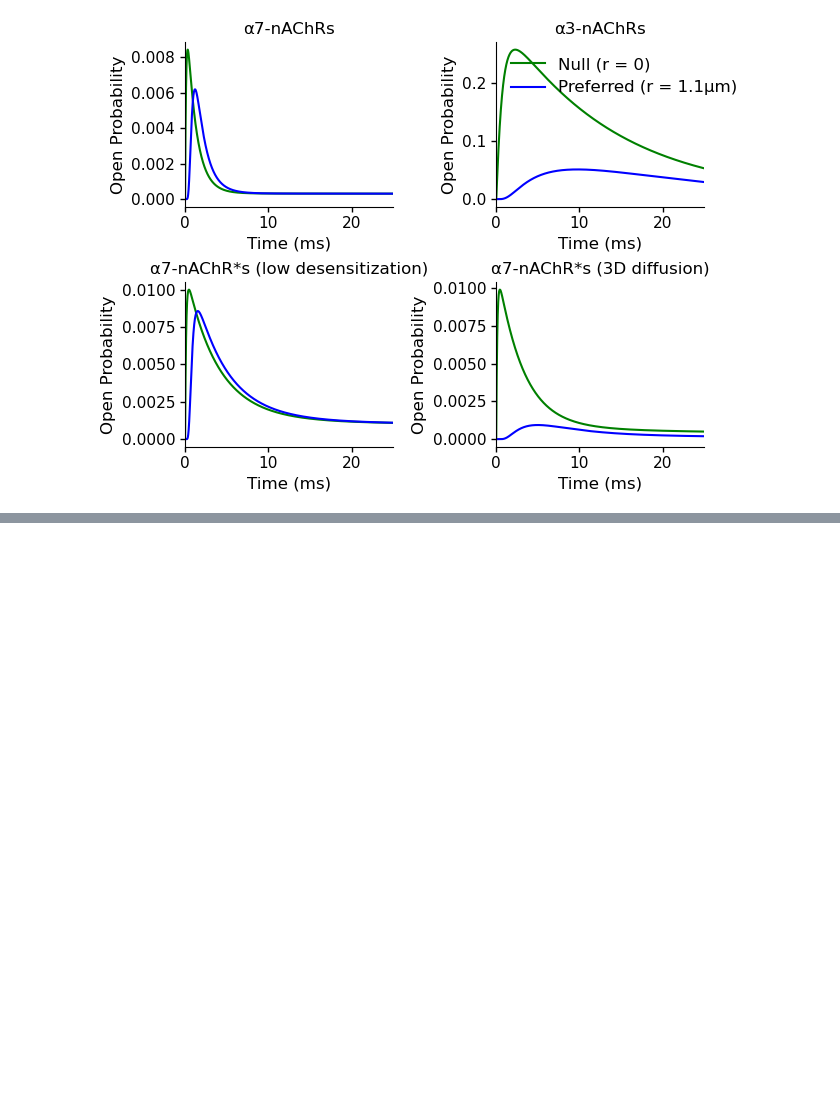
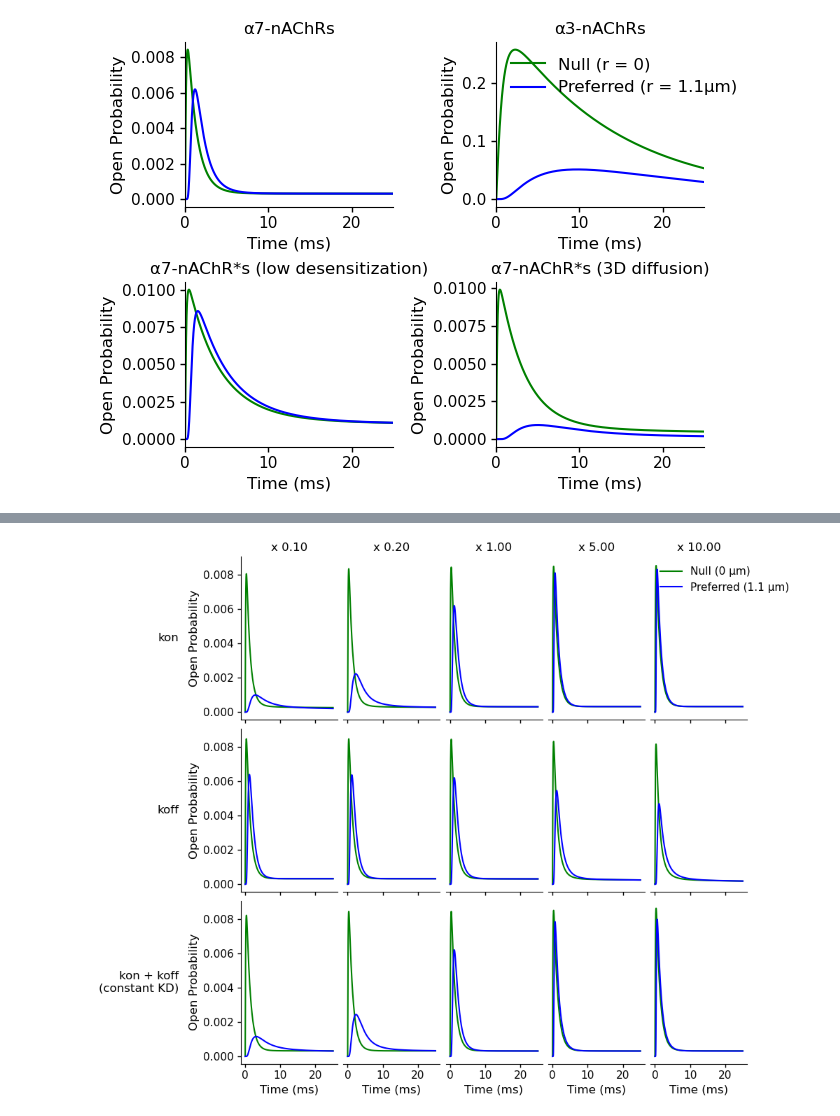
Before and after one commit to geoffder/kinetics, a Jupyter notebook: thesis_figs.ipynb, the cells around one changed output, grey strips where cells are left out. Cells and saved outputs as stored; diff of their text form; code cells hidden in the pictures; blank space fills up the shorter version.

```diff
--- a/thesis_figs.ipynb
+++ b/thesis_figs.ipynb
@@ -40,6 +41,7 @@ a7_open_distal = a7_distal.run()["A2R*"]
 a3_open_prox = a3_prox.run()["A2R*"]
 a3_open_distal = a3_distal.run()["A2R*"]
 
+time = a7_prox.time
 dt = a7_prox.time[1] - a7_prox.time[0]
 diffusion_t = a3_prox.time / 1000
 prox_agonist = prox_func(diffusion_t)
@@ -228,0 +324,44 @@ for ext in exts:
+# %%
+n = len(multis)
+idxs = [0, n // 4 + 1, n // 2, n // 2 + n // 4, n - 1]
+
+binding_probs_fig, binding_probs_ax = plt.subplots(
+    len(k_conds), len(idxs), sharex=True, sharey=True, figsize=(10, 8))
+
+for i, k in enumerate(k_conds):
+    ax = binding_probs_ax[i]
+    prox_probs = mod_run[k]["probs"]["prox"][idxs]
+    distal_probs = mod_run[k]["probs"]["distal"][idxs]
+    lbl = "kon + koff\n(constant KD)" if k == "kon_koff" else k
+    for a, m, prox, distal in zip(ax, multis[idxs], prox_probs, distal_probs):
+        a.plot(time, prox, c=prox_clr, label=prox_lbl)
+        a.plot(time, distal, c=dist_clr, label=dist_lbl)
+        if not i: a.set_title("x %.2f" % m, fontsize=12)
+
+    ax[0].set_ylabel("Open Probability", fontsize=12)
+
+    for a in ax[1:]:
+        a.spines["left"].set_visible(False)
+        a.yaxis.set_ticks_position("none")
+
+    # add dummy ax for row label
+    lbl_ax = ax[0].twinx()
+    lbl_ax.yaxis.set_label_position('left')
+    lbl_ax.spines["left"].set_position(('axes', -0.6))
+    lbl_ax.spines["left"].set_visible(False)
+    lbl_ax.spines["top"].set_visible(False)
+    lbl_ax.spines["right"].set_visible(False)
+    lbl_ax.set_yticks([])
+    lbl_ax.set_ylabel(lbl, rotation=0, size='large', ha='right', va='center')
+
+for a in binding_probs_ax[-1]:
+    a.set_xlabel("Time (ms)", fontsize=12)
+binding_probs_ax[0, -1].legend(frameon=False, fontsize=11)
+
+clean_axes(binding_probs_ax, ticksize=11)
+binding_probs_fig.set_layout_engine("compressed")
+
+for ext in exts:
+    binding_probs_fig.savefig(os.path.join(fig_path, "%s_binding_modulation_probs%s" % (bldr_name, ext)), bbox_inches="tight")
+# %% [output]
+[figure, added]
```
Also changed, not shown: parts of 4 cells of this notebook, 2 other files.
